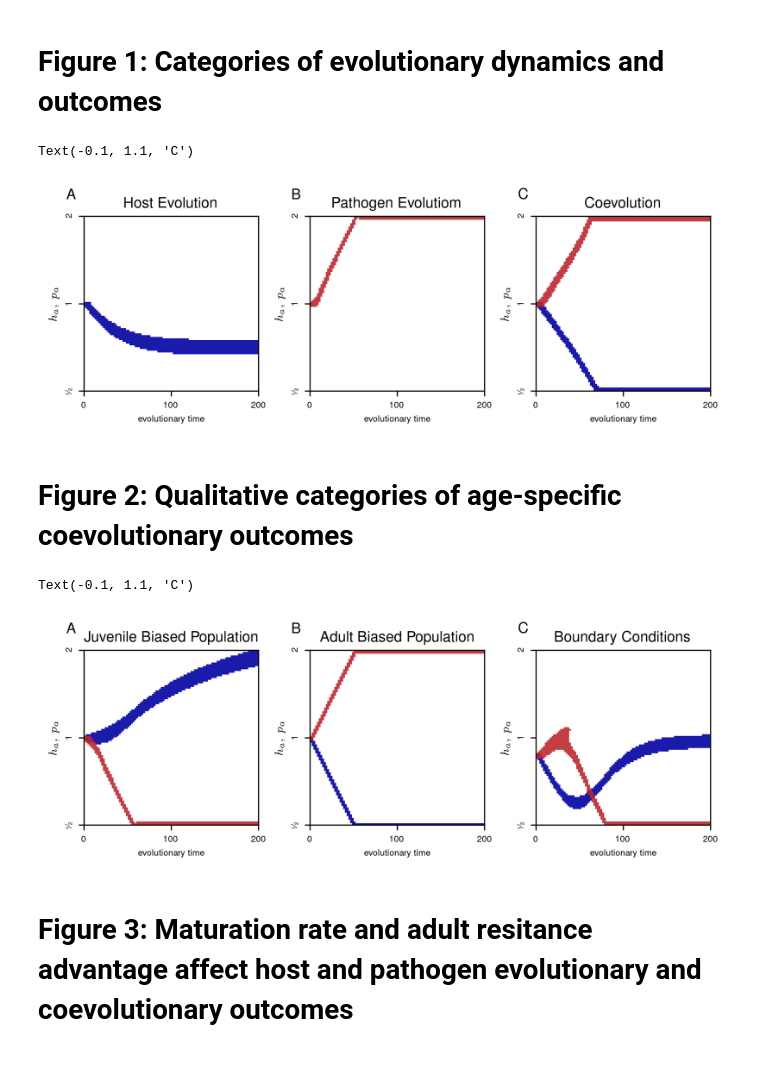
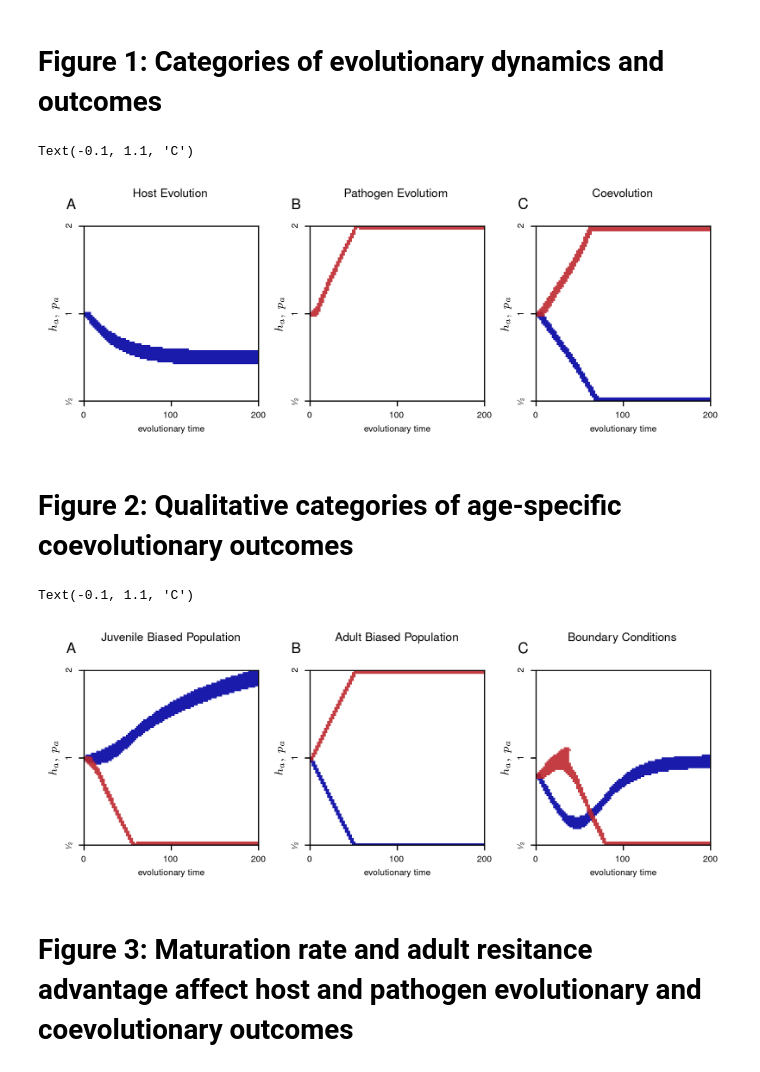
Before and after one commit to svhulse/transmission-coevolution, a Jupyter notebook: figures_main.ipynb, the cells around one changed output. Saved outputs shown, nothing was run; the diff lists cells and outputs as text; code cells hidden in the pictures.

```diff
--- a/figures_main.ipynb
+++ b/figures_main.ipynb
@@ -53,9 +53,9 @@ ax[1].imshow(Ia_img_path, alpha=Ia_alpha_path, cmap=i_cmap)
 ax[2].imshow(Sa_img_coevol, alpha=Sa_alpha_coevol, cmap=s_cmap)
 ax[2].imshow(Ia_img_coevol, alpha=Ia_alpha_coevol, cmap=i_cmap)
 
-ax[0].set_title('Host Evolution', pad=20)
-ax[1].set_title('Pathogen Evolutiom', pad=20)
-ax[2].set_title('Coevolution', pad=20)
+ax[0].set_title('Host Evolution', fontsize=8, pad=20)
+ax[1].set_title('Pathogen Evolutiom', fontsize=8, pad=20)
+ax[2].set_title('Coevolution', fontsize=8, pad=20)
 
 def label_x_axis(ax, n_x_ticks = 3):
     x_lim = ax.get_xlim()
@@ -82,7 +82,7 @@ ax[1].annotate("B", xy=(-0.1, 1.1), xycoords="axes fraction", fontsize=plot_labe
 ax[2].annotate("C", xy=(-0.1, 1.1), xycoords="axes fraction", fontsize=plot_label_size)
 # %% [output]
 Text(-0.1, 1.1, 'C')
-[figure, old version]
+[figure, new version]
 # %% [markdown]
 # Figure 2: Qualitative categories of age-specific coevolutionary outcomes #
 # %%
@@ -106,37 +106,37 @@ ax[1].imshow(Sa_img_2, alpha=Sa_alpha_2, cmap=s_cmap)
 ax[1].imshow(Ia_img_2, alpha=Ia_alpha_2, cmap=i_cmap)
 ax[2].imshow(Sa_img_3, alpha=Sa_alpha_3, cmap=s_cmap)
 ax[2].imshow(Ia_img_3, alpha=Ia_alpha_3, cmap=i_cmap)
 
-ax[0].set_title('Juvenile Biased Population', pad=20)
-ax[1].set_title('Adult Biased Population', pad=20)
-ax[2].set_title('Boundary Conditions', pad=20)
+ax[0].set_title('Juvenile Biased Population', fontsize=8, pad=20)
+ax[1].set_title('Adult Biased Population', fontsize=8, pad=20)
+ax[2].set_title('Boundary Conditions', fontsize=8, pad=20)
 
 def label_x_axis(ax, n_x_ticks = 3):
     x_lim = ax.get_xlim()
     x_ticks = np.linspace(x_lim[0], x_lim[1], n_x_ticks)
     x_tick_labels = np.linspace(0, model_1.N_iter, n_x_ticks)
 
     ax.set_xticks(x_ticks, x_tick_labels.astype(int))
 
 for axis in ax:
     axis.yaxis.set_major_locator(matplotlib.ticker.MaxNLocator(nbins=5))
     axis.yaxis.set_major_formatter(matplotlib.ticker.FormatStrFormatter('%.2f'))
     label_x_axis(axis)
 
     ax_tick_pos = np.linspace(axis.get_ylim()[0], axis.get_ylim()[1], 3)
     ax_tick_labels = [r'\sfrac{1}{2}',r'1',r'2']
     axis.set_yticks(ax_tick_pos, ax_tick_labels, rotation=90)
 
     axis.set_xlabel(r'evolutionary time')
     axis.set_ylabel(r'$h_a,\ p_a$', fontsize=8)
     axis.set_ylabel(r'$h_a,\ p_a$', fontsize=8)
 
 ax[0].annotate("A", xy=(-0.1, 1.1), xycoords="axes fraction", fontsize=plot_label_size)
 ax[1].annotate("B", xy=(-0.1, 1.1), xycoords="axes fraction", fontsize=plot_label_size)
 ax[2].annotate("C", xy=(-0.1, 1.1), xycoords="axes fraction", fontsize=plot_label_size)
 # %% [output]
 Text(-0.1, 1.1, 'C')
-[figure, old version]
+[figure, new version]
 # %% [markdown]
 # Figure 3: Maturation rate and adult resitance advantage affect host and pathogen evolutionary and coevolutionary outcomes #
 # %%
```
Also changed, not shown: parts of 5 cells of this notebook, 9 other files.
